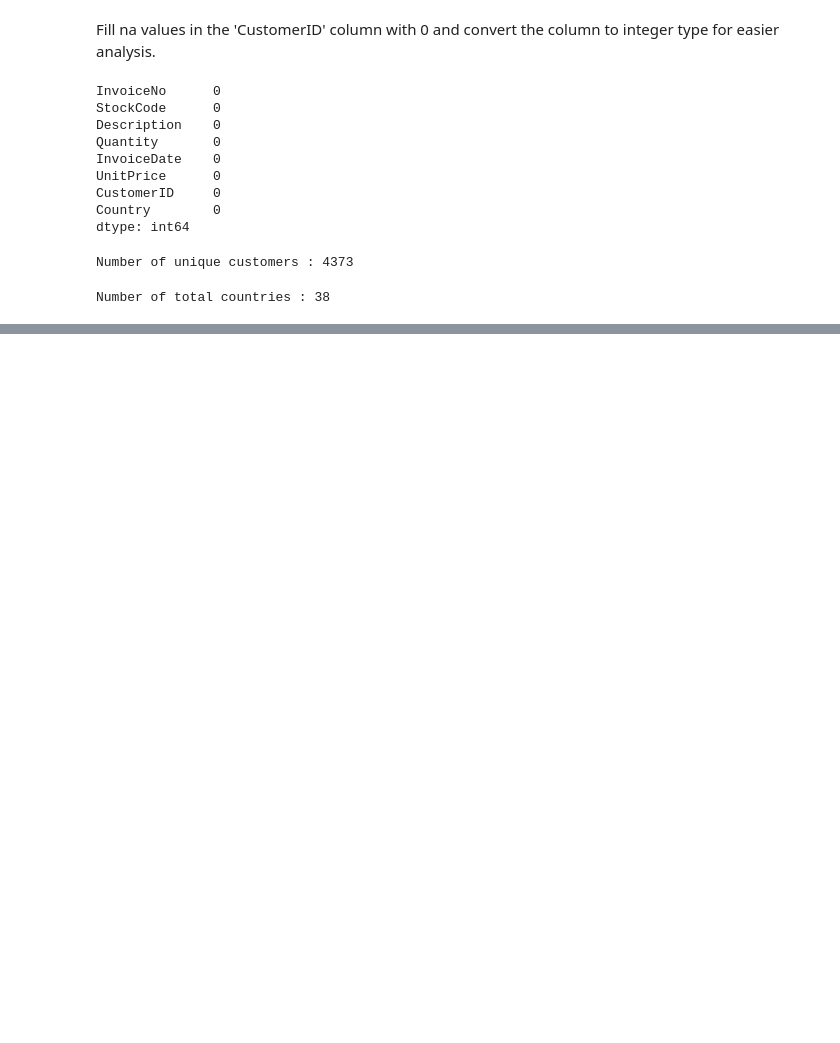
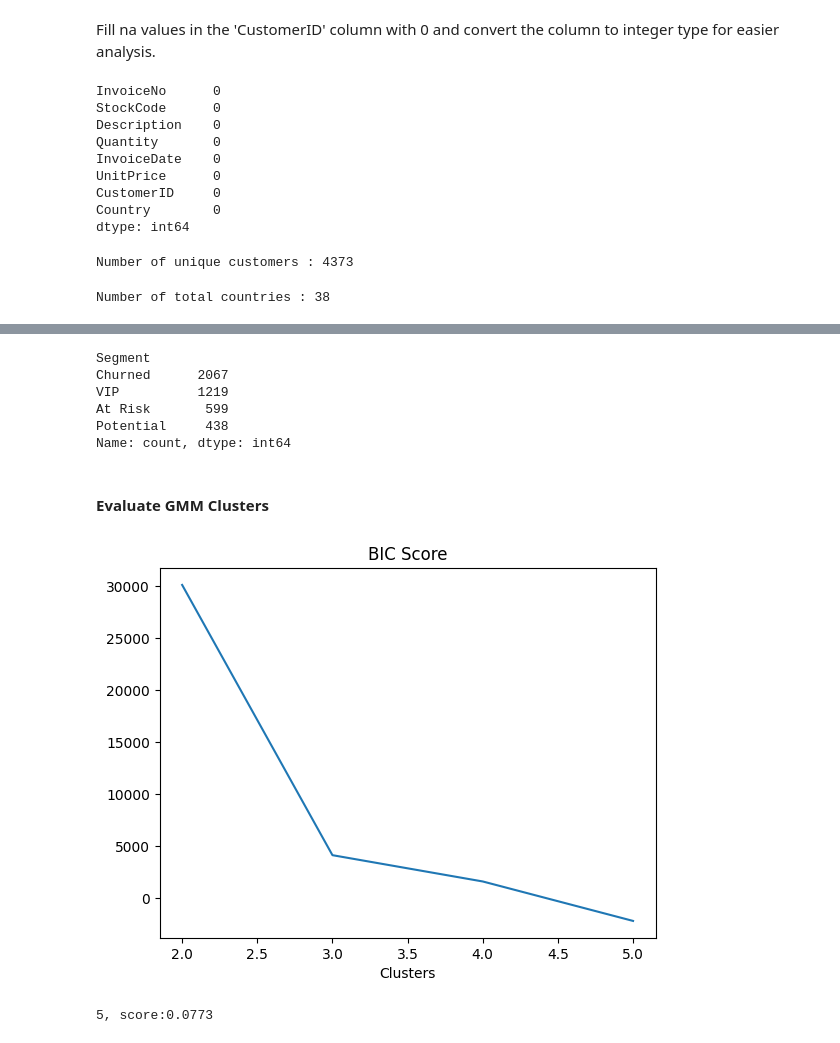
Before and after one commit to Tusharnalawade11/Ecom-Customer-Segregation, a Jupyter notebook: customer-segmentation.ipynb, the cells around one changed output, grey strips where cells are left out. Cells and saved outputs as stored; diff of their text form; code cells hidden in the pictures; blank space fills up the shorter version.

Commit message:
Feature Engg and Add Models

```diff
--- a/customer-segmentation.ipynb
+++ b/customer-segmentation.ipynb
@@ -219,0 +393,8 @@ cleaned_df
+# %%
+from sklearn.cluster import KMeans
+
+kmc_model = KMeans(n_clusters=4, random_state=45)
+rfm_data['Cluster_Kmeans'] = kmc_model.fit_predict(X_scaled)
+# %%
+rfm_data = label_clusters(rfm_data, "Cluster_Kmeans")
+rfm_data
@@ -219,0 +438,8 @@ cleaned_df
+# %%
+from sklearn.metrics import silhouette_score
+
+for k in range(2, 6):
+    kmeans = KMeans(n_clusters=k, random_state=45)
+    labels = kmeans.fit_predict(X_scaled)
+    score = silhouette_score(X_scaled, labels)
+    print(f"{k}, score:{score:.4f}")
@@ -219,0 +455,12 @@ cleaned_df
+# %%
+from sklearn.mixture import GaussianMixture
+
+gmm = GaussianMixture(
+    n_components=4,
+    covariance_type='full',
+    reg_covar=1e-3,
+    random_state=62)
+
+rfm_data["Cluster_GMM"] = gmm.fit_predict(X_scaled)
+
+probs = gmm.predict_proba(X_scaled)
@@ -219,0 +529,37 @@ cleaned_df
+# %%
+rfm_data.Segment.value_counts()
+# %% [output]
+Segment
+Churned      2067
+VIP          1219
+At Risk       599
+Potential     438
+Name: count, dtype: int64
+# %% [markdown]
+#### Evaluate GMM Clusters
+# %%
+
+bic_scores = []
+k_range = range(2, 6)
+
+for k in k_range:
+    gmm = GaussianMixture(n_components=k, random_state=48)
+    gmm.fit(X_scaled)
+    bic_scores.append(gmm.bic(X_scaled))
+
+import matplotlib.pyplot as plt
+plt.plot(k_range, bic_scores)
+plt.xlabel("Clusters")
+plt.title("BIC Score")
+plt.show()
+# %% [output]
+[figure, added]
+# %%
+from sklearn.metrics import silhouette_score
+
+
+gmm_labels = gmm.fit_predict(X_scaled)
+score = silhouette_score(X_scaled, gmm_labels)
+print(f"{k}, score:{score:.4f}")
+# %% [output]
+5, score:0.0773
```
Also changed, not shown: parts of 32 cells of this notebook.
